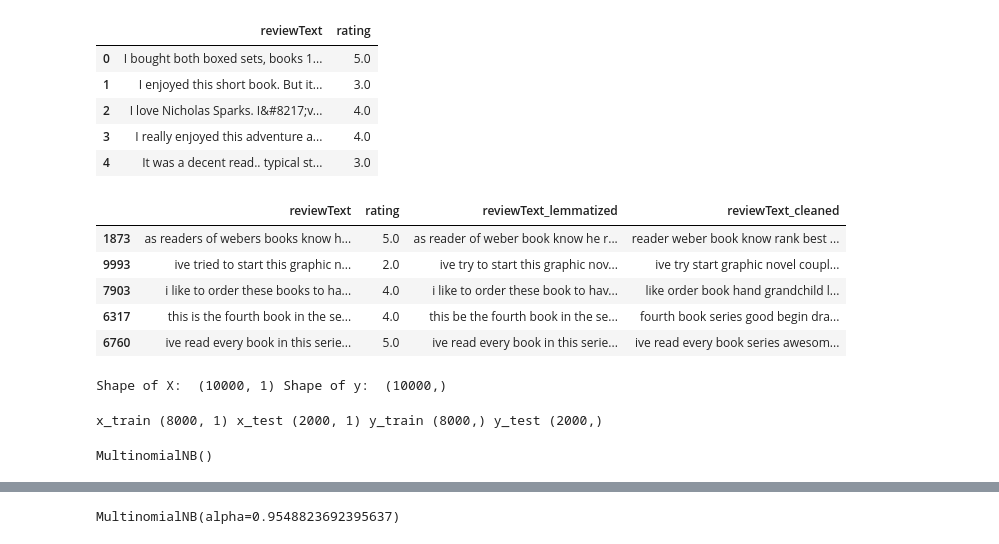
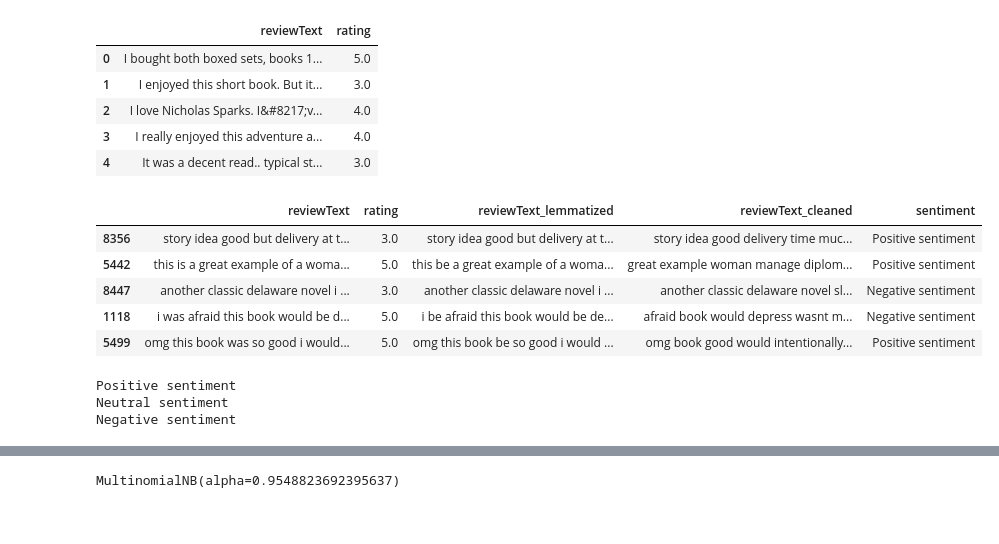
Before and after one commit to TohDeKai/IS3107_25, a Jupyter notebook: data_processing/training.ipynb, the cells around one changed output, grey strips where cells are left out. Drawn from its saved outputs; the diff is of its cells as text; code cells hidden in the pictures.

Commit message:
sentiment analysis and word cloud

```diff
--- a/data_processing/training.ipynb
+++ b/data_processing/training.ipynb
@@ -38,13 +40,33 @@ sentiments.head()
 # %%
 # Clean amazon reviewText
 sentiments['reviewText'] = sentiments['reviewText'].apply(simple_headline_cleaning)
 sentiments['reviewText_lemmatized'] = sentiments['reviewText'].apply(tokenization_tagging)
 sentiments['reviewText_cleaned'] = sentiments['reviewText_lemmatized'].apply(stopwords_removal)
+sentiments['sentiment'] = sentiments['reviewText_cleaned'].apply(analyze_sentiment)
 sentiments.sample(5)
 # %% [output]
-|  | reviewText | rating | reviewText_lemmatized | reviewText_cleaned |
-| 1873 | as readers of webers books know h... | 5.0 | as reader of weber book know he r... | reader weber book know rank best ... |
-| 9993 | ive tried to start this graphic n... | 2.0 | ive try to start this graphic nov... | ive try start graphic novel coupl... |
-| 7903 | i like to order these books to ha... | 4.0 | i like to order these book to hav... | like order book hand grandchild l... |
-| 6317 | this is the fourth book in the se... | 4.0 | this be the fourth book in the se... | fourth book series good begin dra... |
-| 6760 | ive read every book in this serie... | 5.0 | ive read every book in this serie... | ive read every book series awesom... |
+|  | reviewText | rating | reviewText_lemmatized | reviewText_cleaned | sentiment |
+| 8356 | story idea good but delivery at t... | 3.0 | story idea good but delivery at t... | story idea good delivery time muc... | Positive sentiment |
+| 5442 | this is a great example of a woma... | 5.0 | this be a great example of a woma... | great example woman manage diplom... | Positive sentiment |
+| 8447 | another classic delaware novel i ... | 3.0 | another classic delaware novel i ... | another classic delaware novel sl... | Negative sentiment |
+| 1118 | i was afraid this book would be d... | 5.0 | i be afraid this book would be de... | afraid book would depress wasnt m... | Negative sentiment |
+| 5499 | omg this book was so good i would... | 5.0 | omg this book be so good i would ... | omg book good would intentionally... | Positive sentiment |
+# %%
+#Test positive sentiment analysis
+text = "I am happy"
+happy = analyze_sentiment(text)
+print(happy)
+
+#Test neutral sentiment analysis
+text = "I am soso"
+soso = analyze_sentiment(text)
+print(soso)
+
+#Test negative sentiment analysis
+text = "I am sad"
+sad = analyze_sentiment(text)
+print(sad)
+# %% [output]
+Positive sentiment
+Neutral sentiment
+Negative sentiment
@@ -53,14 +84,10 @@ sentiments.sample(5)
 X = sentiments[['reviewText_cleaned']]
 y = sentiments['rating']
 print("Shape of X: ", X.shape, "Shape of y: ", y.shape)
-# %% [output]
-Shape of X:  (10000, 1) Shape of y:  (10000,)
 # %%
 #Train-Test Split for sentiment data
 x_train, x_test, y_train, y_test = train_test_split(X, y, random_state=99, test_size=0.2)
 print ('x_train',x_train.shape, 'x_test',x_test.shape, 'y_train',y_train.shape, 'y_test',y_test.shape)
-# %% [output]
-x_train (8000, 1) x_test (2000, 1) y_train (8000,) y_test (2000,)
 # %%
 # Training the model
 vectorizer = CountVectorizer()
@@ -68,8 +95,6 @@ matrix_train = vectorizer.fit_transform(x_train['reviewText_cleaned'])
 
 classifier = MultinomialNB()
 classifier.fit(matrix_train,y_train)
-# %% [output]
-MultinomialNB()
 # %%
 # Define the parameter grid to search over
 param_grid = {'alpha': np.logspace(-10, 1, 400)}
```
Also changed, not shown: parts of 6 cells of this notebook, 1 other file.
